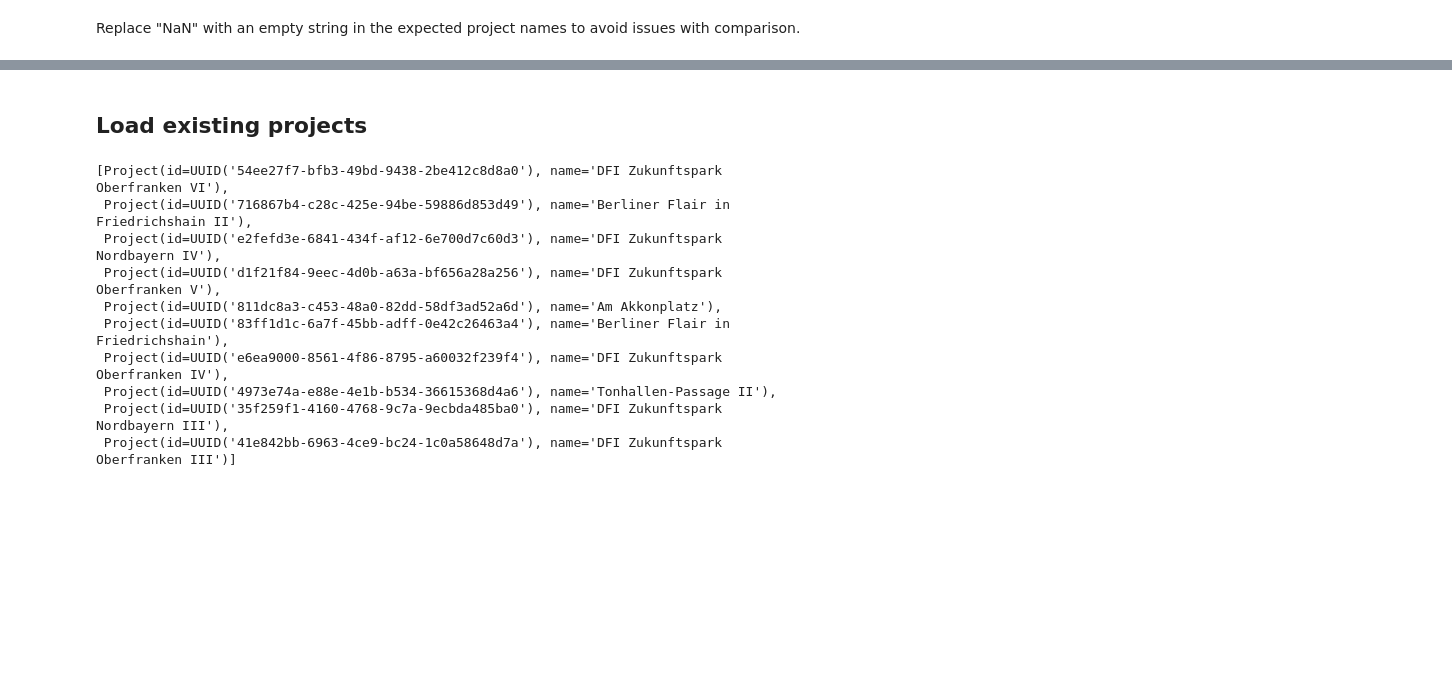
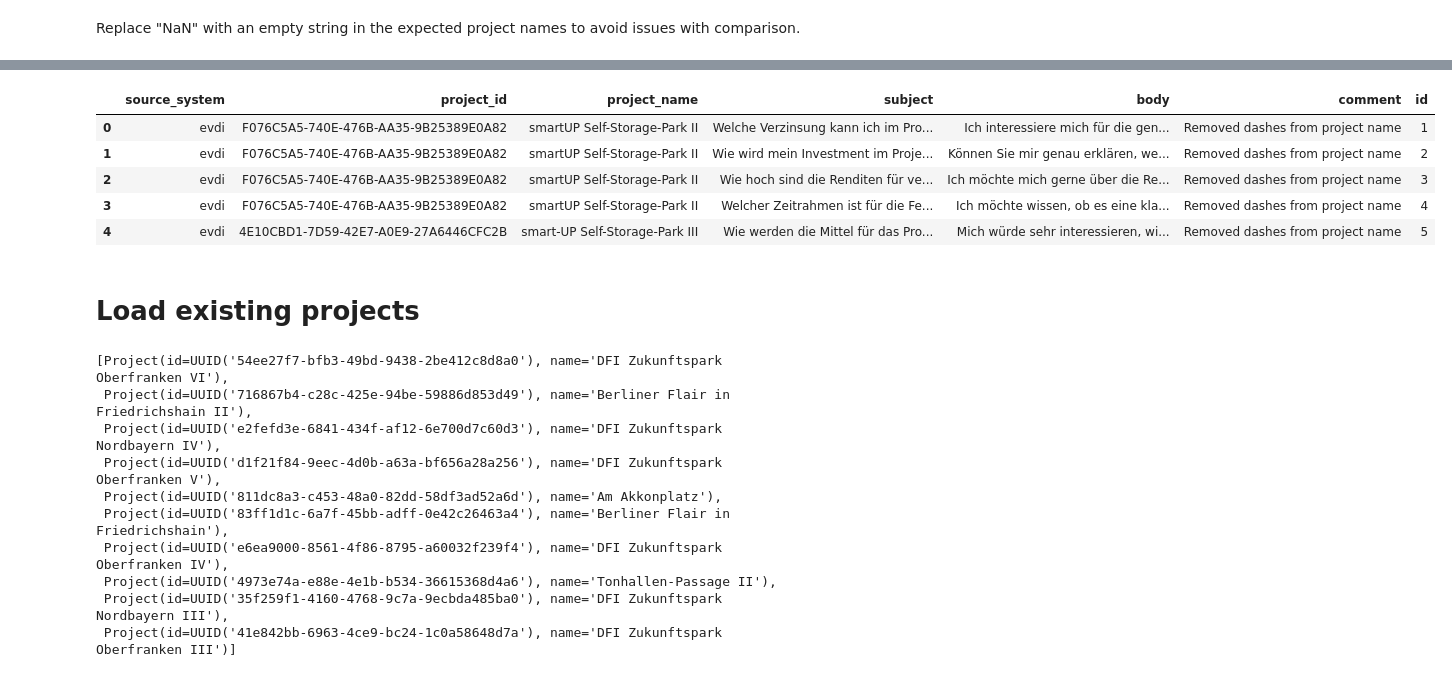
Before and after one commit to ArkadiyShuvaev/llm-zoomcamp-smart-mail, a Jupyter notebook: notebook/project_name_extractor_evaluation/04_similarity_and_exact_matching.ipynb, the cells around one changed output, grey strips where cells are left out. Saved outputs shown, nothing was run; the diff lists cells and outputs as text; code cells hidden in the pictures; blank space fills up the shorter version.

```diff
--- a/notebook/project_name_extractor_evaluation/04_similarity_and_exact_matching.ipynb
+++ b/notebook/project_name_extractor_evaluation/04_similarity_and_exact_matching.ipynb
@@ -38,2 +34,12 @@ df.describe()
+# %%
+df['id'] = range(1, len(df) + 1)
+df.head()
+# %% [output]
+|  | source_system | project_id | project_name | subject | body | comment | id |
+| 0 | evdi | F076C5A5-740E-476B-AA35-9B25389E0A82 | smartUP Self-Storage-Park II | Welche Verzinsung kann ich im Pro... | Ich interessiere mich für die gen... | Removed dashes from project name | 1 |
+| 1 | evdi | F076C5A5-740E-476B-AA35-9B25389E0A82 | smartUP Self-Storage-Park II | Wie wird mein Investment im Proje... | Können Sie mir genau erklären, we... | Removed dashes from project name | 2 |
+| 2 | evdi | F076C5A5-740E-476B-AA35-9B25389E0A82 | smartUP Self-Storage-Park II | Wie hoch sind die Renditen für ve... | Ich möchte mich gerne über die Re... | Removed dashes from project name | 3 |
+| 3 | evdi | F076C5A5-740E-476B-AA35-9B25389E0A82 | smartUP Self-Storage-Park II | Welcher Zeitrahmen ist für die Fe... | Ich möchte wissen, ob es eine kla... | Removed dashes from project name | 4 |
+| 4 | evdi | 4E10CBD1-7D59-42E7-A0E9-27A6446CFC2B | smart-UP Self-Storage-Park III | Wie werden die Mittel für das Pro... | Mich würde sehr interessieren, wi... | Removed dashes from project name | 5 |
 # %% [markdown]
-## Load existing projects
+# Load existing projects
```
Also changed, not shown: parts of 45 cells of this notebook, 2 other files.
